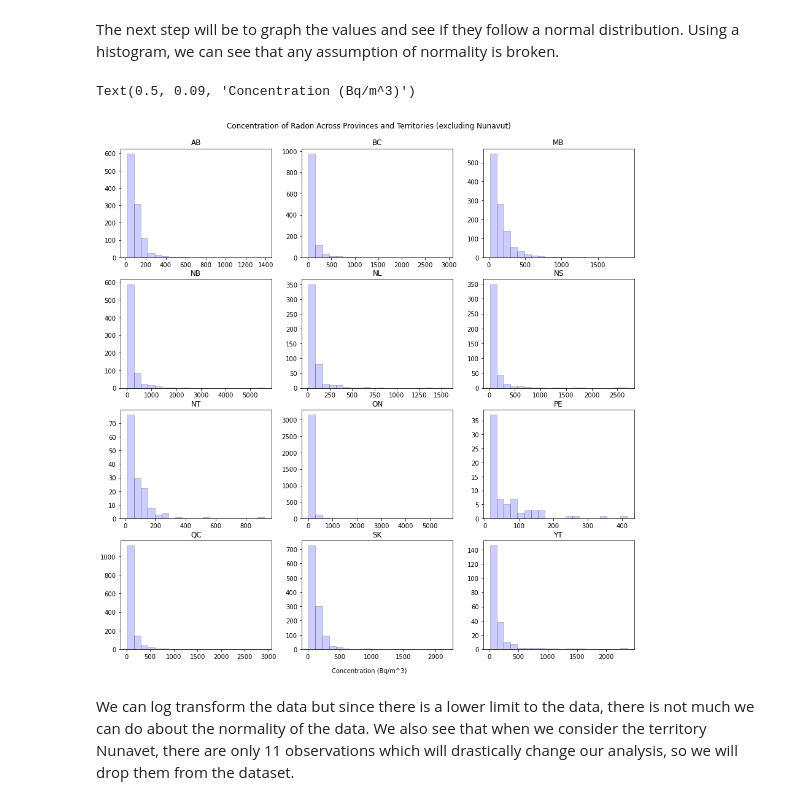
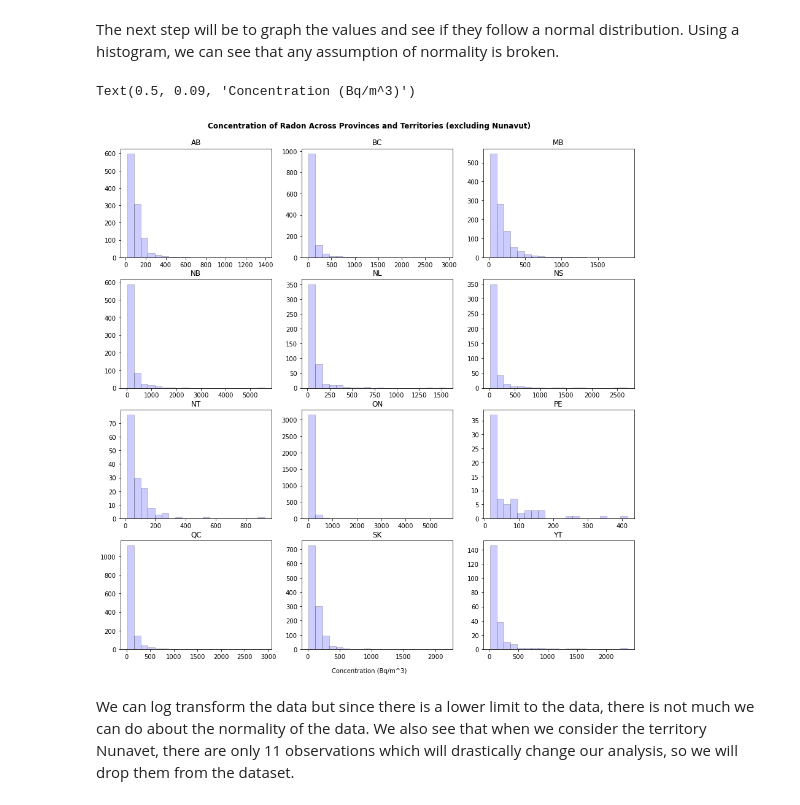
Before and after one commit to StephenStyles/Radon, a Jupyter notebook: PIMS Sample Project.ipynb, the cells around one changed output. Saved outputs shown, nothing was run; the diff lists cells and outputs as text; code cells hidden in the pictures.

```diff
--- a/PIMS Sample Project.ipynb
+++ b/PIMS Sample Project.ipynb
@@ -77,21 +79,21 @@ The next step will be to graph the values and see if they follow a normal distri
 # %%
 dfs_noNU = dfs[dfs["ProvinceTerritory"] != 'NU']
 dfsbyPT_noNU = dfs_noNU.groupby("ProvinceTerritory")
 fig, axs = plt.subplots(4,3)
 fig.set_size_inches(15,15)
 a = 0
 for P in list(dfsbyPT_noNU.groups.keys()):
 #    print(a%2)
     axs[int((a-a%3)/3),a%3].hist(dfsbyPT_noNU.get_group(P)['AverageRadonConcentrationInBqPerM3'],20,density=False,
     alpha=0.2,
     color='blue',
     edgecolor='k')
     axs[int((a-a%3)/3),a%3].set_title(P)
     a = a+1
-fig.suptitle('Concentration of Radon Across Provinces and Territories (excluding Nunavut)',x=0.5,y=0.92)
+fig.suptitle('Concentration of Radon Across Provinces and Territories (excluding Nunavut)',x=0.5,y=0.92, fontsize = 12, fontweight = "bold")
 fig.text(0.5, 0.09, 'Concentration (Bq/m^3)', ha='center')
 # %% [output]
 Text(0.5, 0.09, 'Concentration (Bq/m^3)')
-[figure, old version]
+[figure, new version]
 # %% [markdown]
 We can log transform the data but since there is a lower limit to the data, there is not much we can do about the normality of the data. We also see that when we consider the territory Nunavet, there are only 11 observations which will drastically change our analysis, so we will drop them from the dataset.
```
Also changed, not shown: parts of 6 cells of this notebook.
